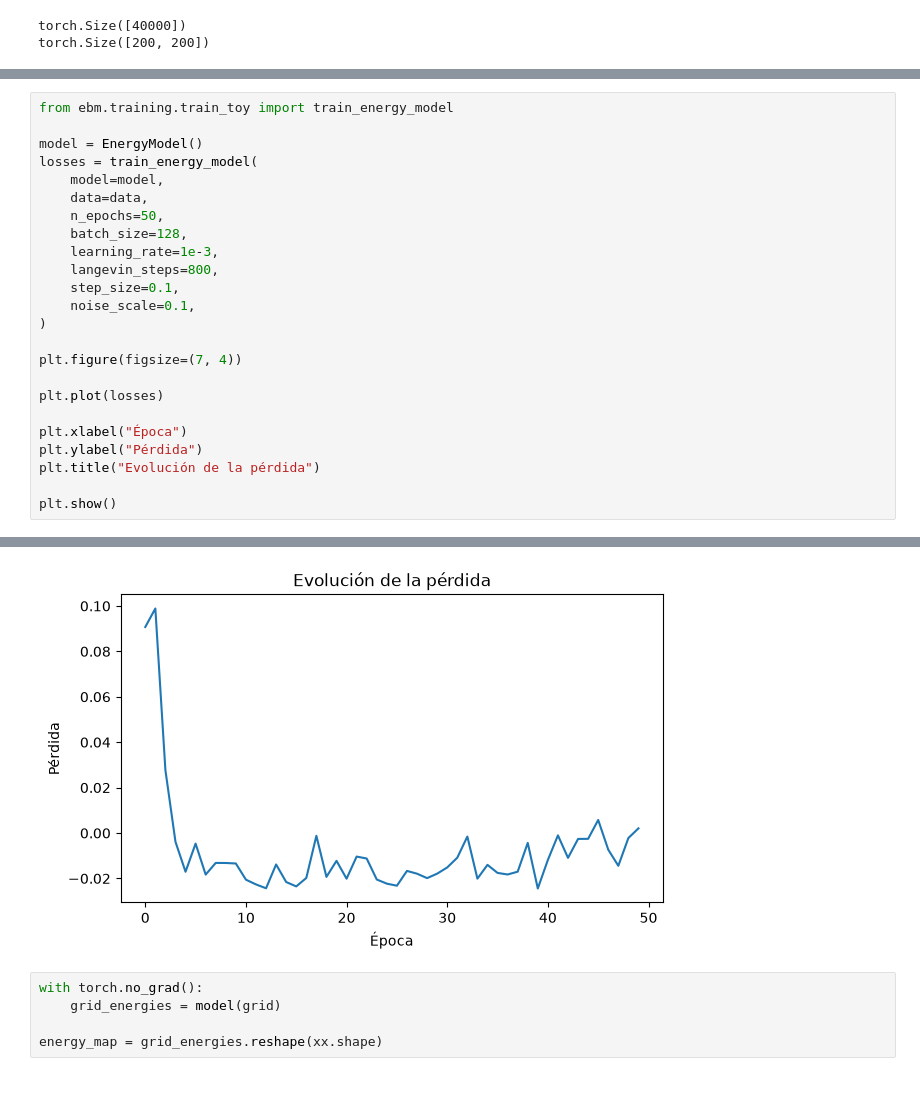
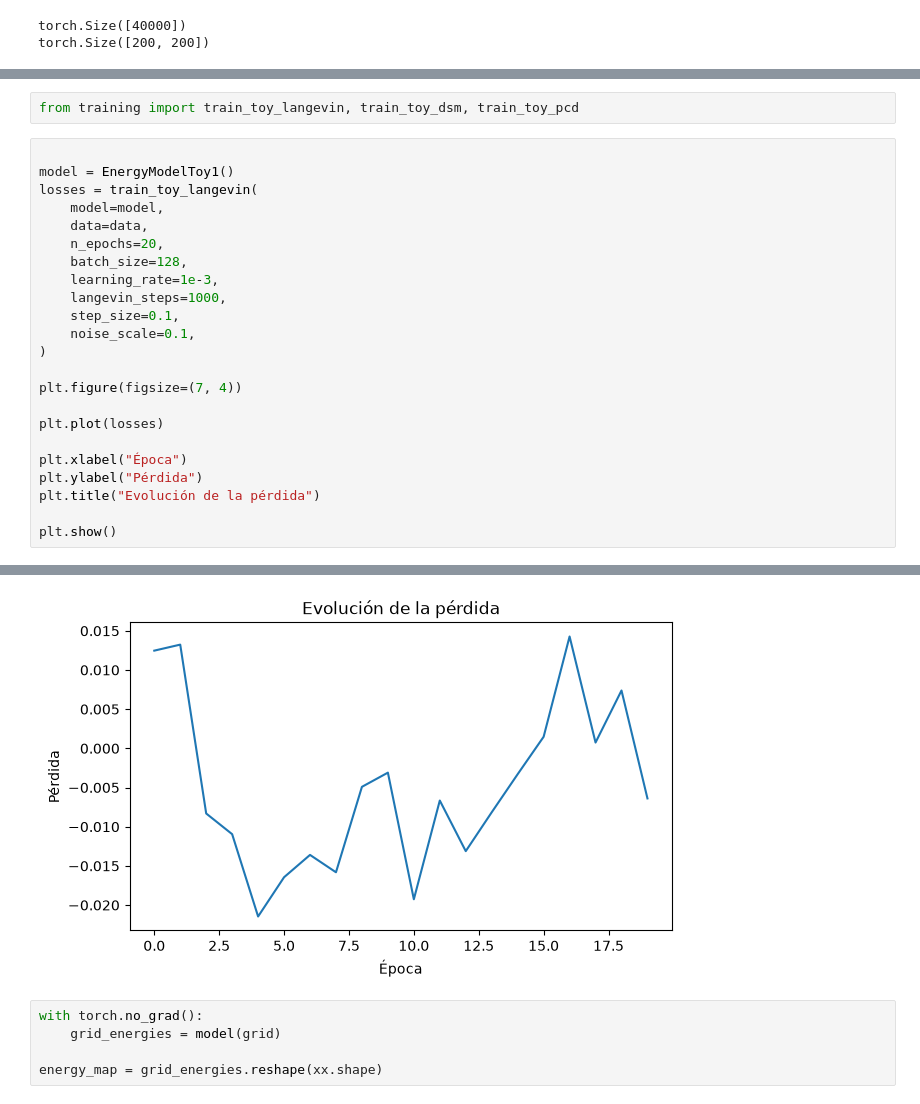
Before and after one commit to IB83256/TFG, a Jupyter notebook: ebm/notebooks/01_energy_model_toy.ipynb, the cells around one changed output, grey strips where cells are left out. Saved outputs shown, nothing was run; the diff lists cells and outputs as text.

```diff
--- a/ebm/notebooks/01_energy_model_toy.ipynb
+++ b/ebm/notebooks/01_energy_model_toy.ipynb
@@ -182,17 +176,18 @@ widgets.interact(
 # %% [output]
 interactive(children=(IntSlider(value=0, description='Paso:', max=1000), Output()), _dom_classes=('widget-inte…
 <function __main__.plot_langevin_step(step)>
+# %%
+from training import train_toy_langevin, train_toy_dsm, train_toy_pcd
 # %%
-from ebm.training.train_toy import train_energy_model
 
-model = EnergyModel()
-losses = train_energy_model(
+model = EnergyModelToy1()
+losses = train_toy_langevin(
     model=model,
     data=data,
-    n_epochs=50,
+    n_epochs=20,
     batch_size=128,
     learning_rate=1e-3,
-    langevin_steps=800,
+    langevin_steps=1000,
     step_size=0.1,
     noise_scale=0.1,
 )
@@ -211,4 +206,4 @@ Epoch 0 | Loss: 0.0907 | E_real: 0.0434 | E_model: -0.0473
-[figure, old version]
+[figure, new version]
 # %%
 with torch.no_grad():
     grid_energies = model(grid)
```
Also changed, not shown: parts of 14 cells of this notebook, 37 other files.
